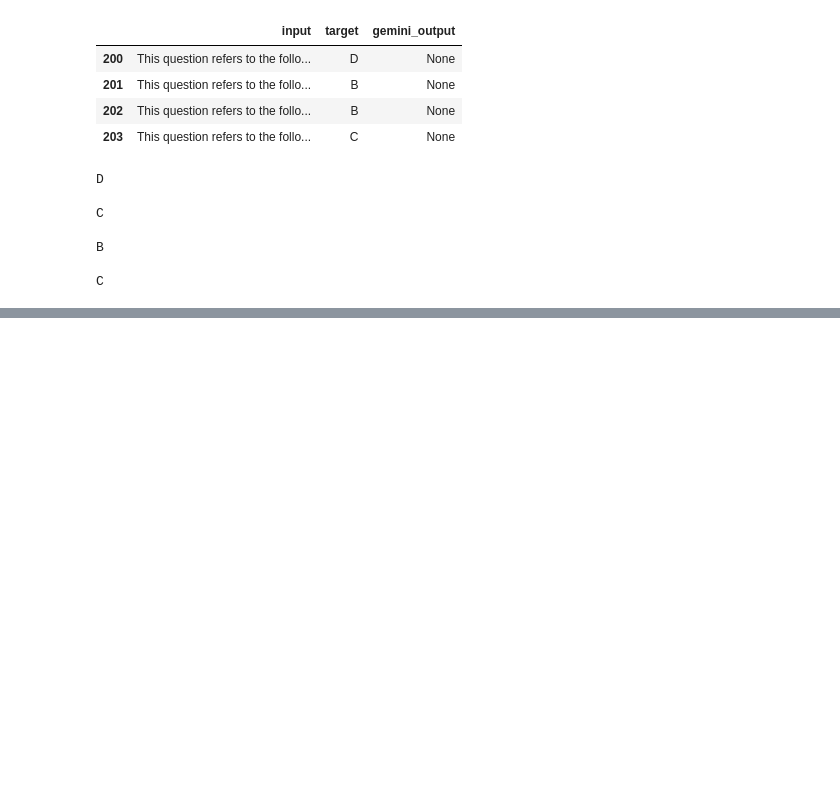
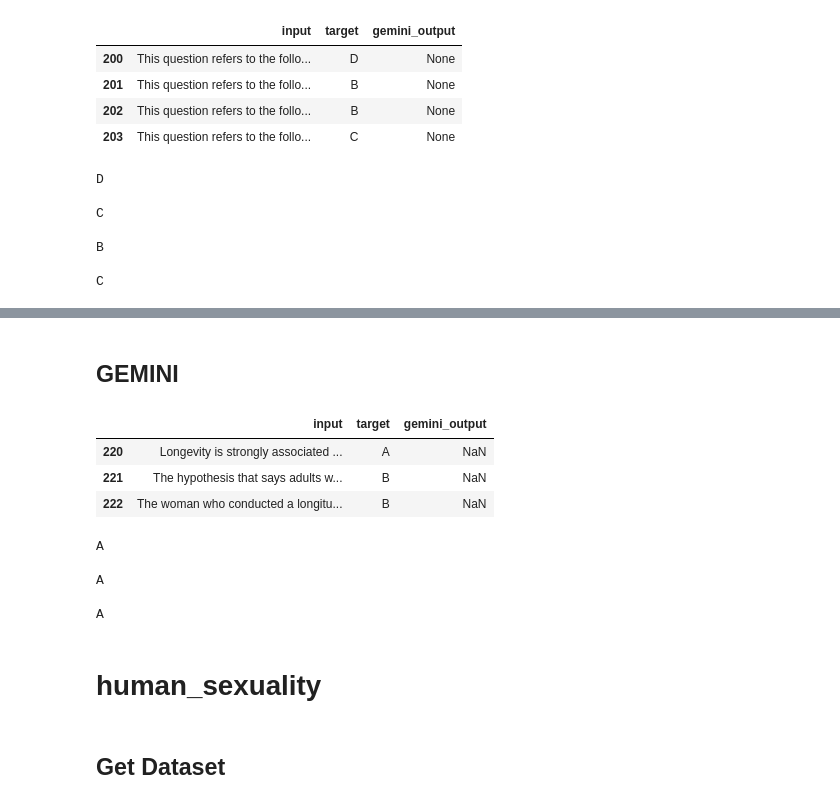
Before and after one commit to ezishr/Undergraduate-Research, a Jupyter notebook: Check points/MMLU/MMLU.ipynb, the cells around one changed output, grey strips where cells are left out. Saved outputs shown, nothing was run; the diff lists cells and outputs as text; code cells hidden in the pictures; blank space fills up the shorter version.

```diff
--- a/Check points/MMLU/MMLU.ipynb
+++ b/Check points/MMLU/MMLU.ipynb
@@ -1879,0 +1914,2 @@ gemini_high_school_us_hist.to_csv('gemini_high_school_us_hist.csv', index=False)
+# %%
+human_aging = MMLU_CSV_Processor_my('MMLU','human_aging_test.csv').convert_df()
@@ -1879,0 +1928,12 @@ gemini_high_school_us_hist.to_csv('gemini_high_school_us_hist.csv', index=False)
+# %% [markdown]
+## GEMINI
+# %%
+gemini_human_aging = human_aging.copy()
+gemini_human_aging['gemini_output'] = None
+# %%
+gemini_human_aging[gemini_human_aging['gemini_output'].isnull()]
+# %% [output]
+|  | input | target | gemini_output |
+| 220 | Longevity is strongly associated ... | A | NaN |
+| 221 | The hypothesis that says adults w... | B | NaN |
+| 222 | The woman who conducted a longitu... | B | NaN |
@@ -1879,0 +1942,17 @@ gemini_high_school_us_hist.to_csv('gemini_high_school_us_hist.csv', index=False)
+# %%
+gemini_line_generator(human_aging, 220, gemini_human_aging, message='Treat each options as A, B, C, D, etc. and provide answers only')
+gemini_line_generator(human_aging, 221, gemini_human_aging, message='Treat each options as A, B, C, D, etc. and provide answers only')
+gemini_line_generator(human_aging, 222, gemini_human_aging, message='Treat each options as A, B, C, D, etc. and provide answers only')
+# gemini_line_generator(human_aging, 223, gemini_human_aging, message='Treat each options as A, B, C, D, etc. and provide answers only')
+# gemini_line_generator(human_aging, 224, gemini_human_aging, message='Treat each options as A, B, C, D, etc. and provide answers only')
+# gemini_line_generator(human_aging, 225, gemini_human_aging, message='Treat each options as A, B, C, D, etc. and provide answers only')
+# gemini_line_generator(human_aging, 226, gemini_human_aging, message='Treat each options as A, B, C, D, etc. and provide answers only')
+# gemini_line_generator(human_aging, 227, gemini_human_aging, message='Treat each options as A, B, C, D, etc. and provide answers only')
+# gemini_line_generator(human_aging, 228, gemini_human_aging, message='Treat each options as A, B, C, D, etc. and provide answers only')
+# gemini_line_generator(human_aging, 229, gemini_human_aging, message='Treat each options as A, B, C, D, etc. and provide answers only')
+# %% [output]
+A
+
+A
+
+A
@@ -1879,0 +1961,4 @@ gemini_high_school_us_hist.to_csv('gemini_high_school_us_hist.csv', index=False)
+# %% [markdown]
+# human_sexuality
+# %% [markdown]
+## Get Dataset
```
Also changed, not shown: parts of 86 cells of this notebook, 11 other files.
